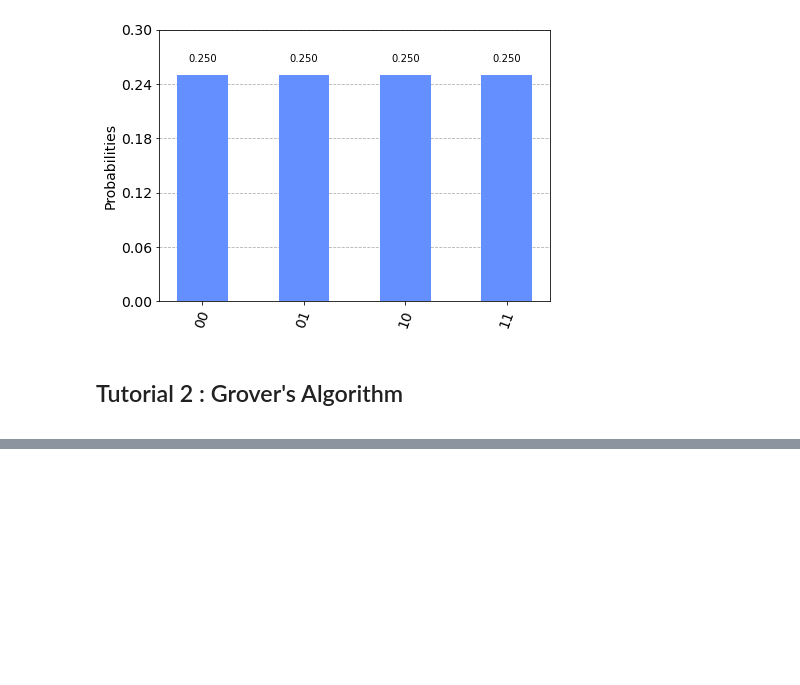
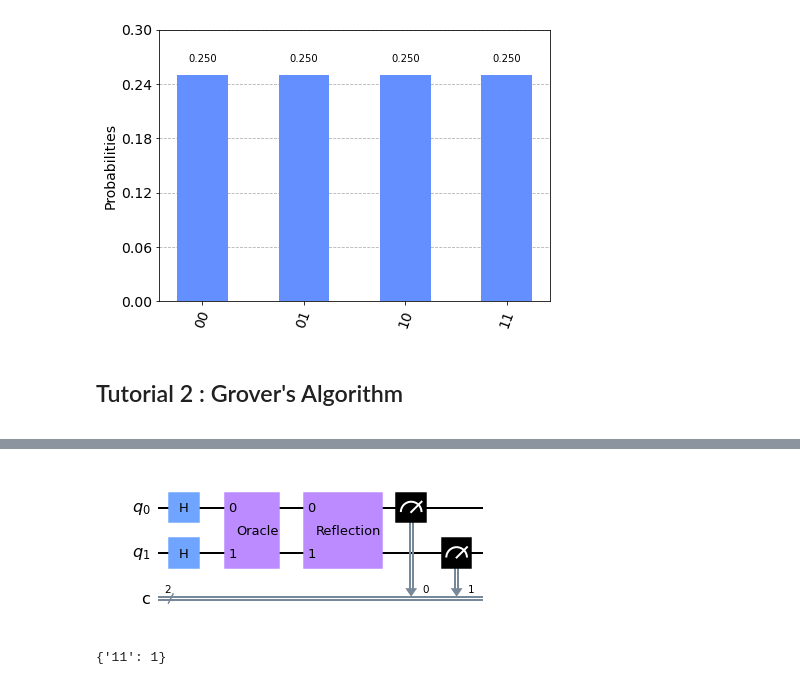
Before and after one commit to Husain0007/Qiskit-Quantum-Development, a Jupyter notebook: QiskitTutorial/Tutorial-Series2.ipynb, the cells around one changed output, grey strips where cells are left out. Drawn from its saved outputs; the diff is of its cells as text; code cells hidden in the pictures; blank space fills up the shorter version.

```diff
--- a/QiskitTutorial/Tutorial-Series2.ipynb
+++ b/QiskitTutorial/Tutorial-Series2.ipynb
@@ -40,0 +112,10 @@ plot_histogram(probs)
+# %%
+grover_circ.draw(output='mpl')
+# %% [output]
+[figure, added]
+# %%
+job = execute(grover_circ, backend, shots = 1)
+result = job.result()
+result.get_counts()
+# %% [output]
+{'11': 1}
```
Also changed, not shown: parts of 12 cells of this notebook.
